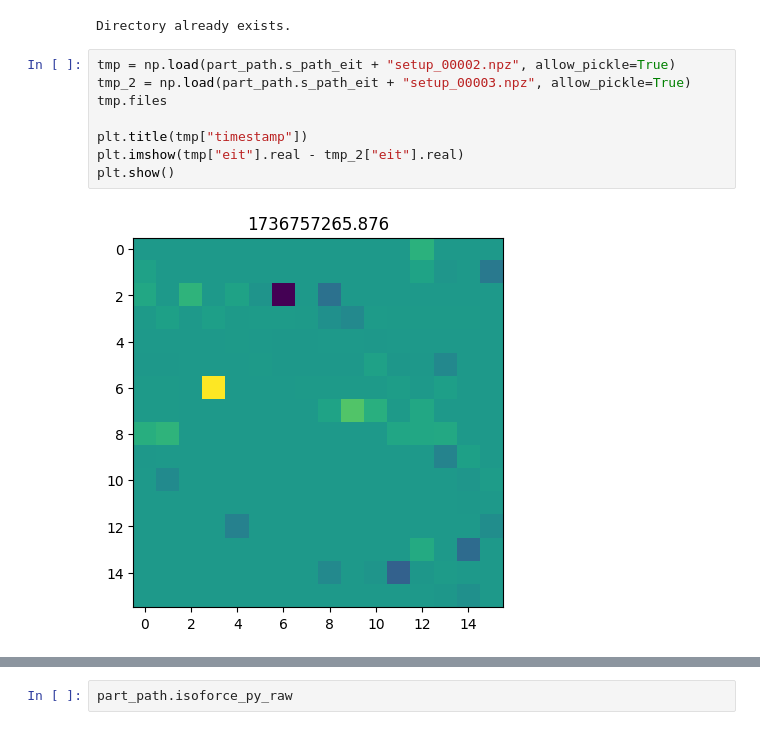
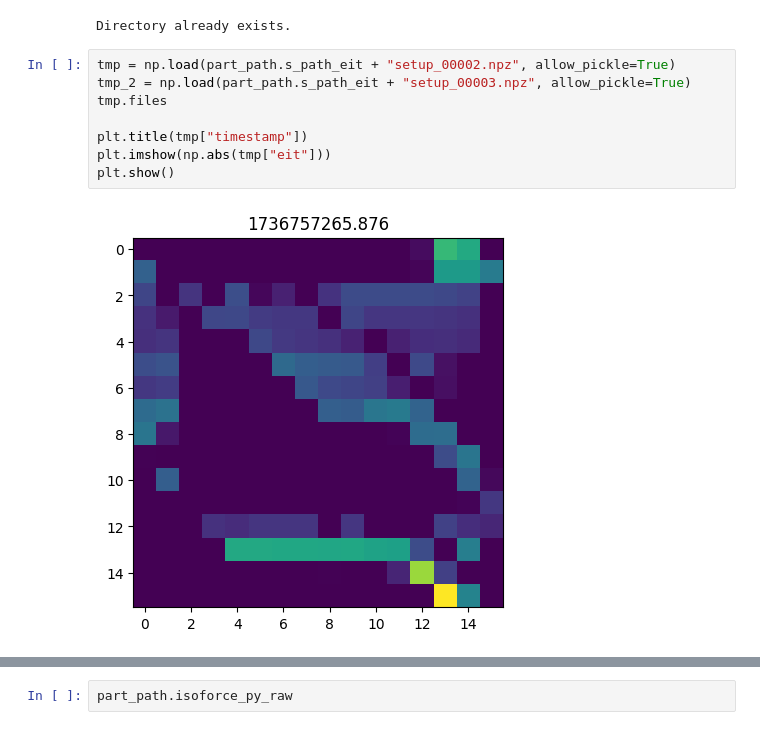
Before and after one commit to EITLabworks/Data-Driven-Force-Estimation-of-the-Thigh-Muscles-using-Electrical-Impedance-Measurements, a Jupyter notebook: postprocessing.ipynb, the cells around one changed output, grey strips where cells are left out. Saved outputs shown, nothing was run; the diff lists cells and outputs as text.

```diff
--- a/postprocessing.ipynb
+++ b/postprocessing.ipynb
@@ -107,12 +107,12 @@ Directory already exists.
 # %%
 tmp = np.load(part_path.s_path_eit + "setup_00002.npz", allow_pickle=True)
 tmp_2 = np.load(part_path.s_path_eit + "setup_00003.npz", allow_pickle=True)
 tmp.files
 
 plt.title(tmp["timestamp"])
-plt.imshow(tmp["eit"].real - tmp_2["eit"].real)
+plt.imshow(np.abs(tmp["eit"]))
 plt.show()
 # %% [output]
-[figure, old version]
+[figure, new version]
 # %% [markdown]
 **Isoforce Python raw**
```
Also changed, not shown: parts of 8 cells of this notebook, 1 other file.
